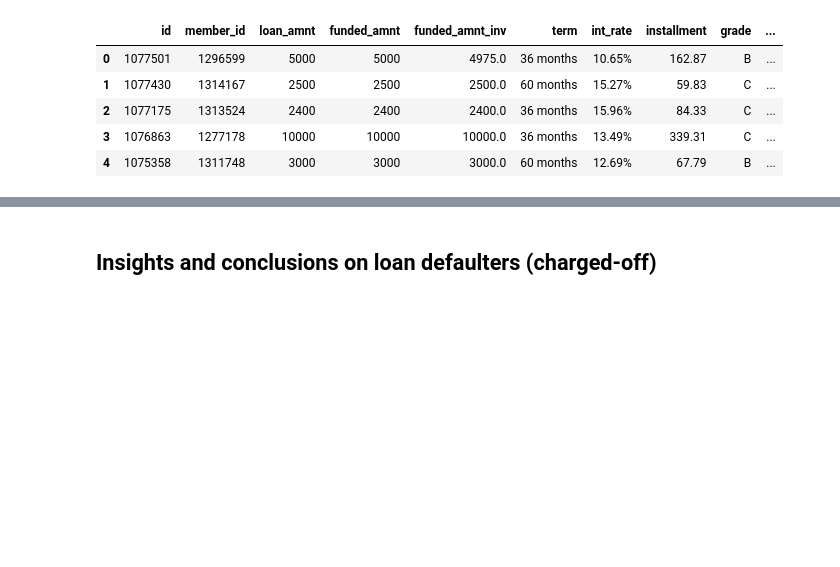
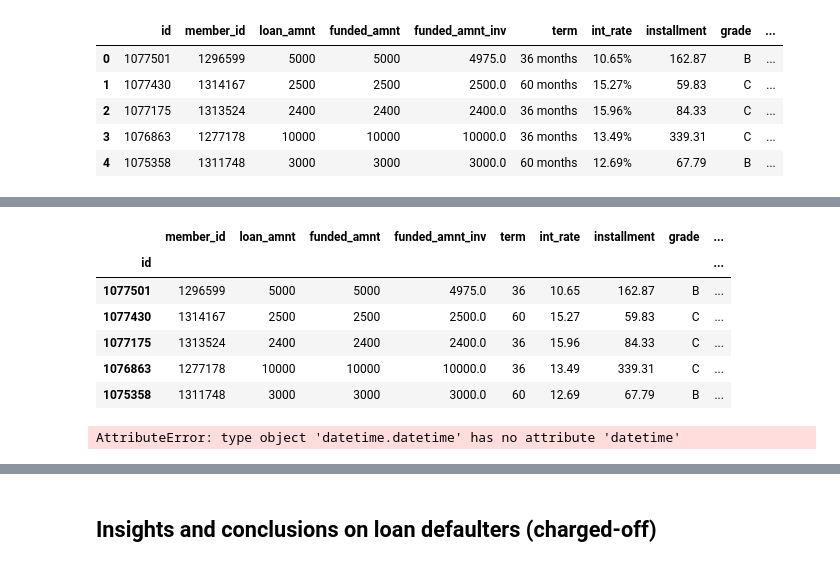
Before and after one commit to Kumaraguru-Muthuraj/_AIML_Code, a Jupyter notebook: _PythonNotebooks/_Course2_Statistics_Essentials/Mod6_Lendingclub_casestudy/Lending_Club_Merged_v1.ipynb, the cells around one changed output, grey strips where cells are left out. Cells and saved outputs as stored; diff of their text form; code cells hidden in the pictures; blank space fills up the shorter version.

```diff
--- a/_PythonNotebooks/_Course2_Statistics_Essentials/Mod6_Lendingclub_casestudy/Lending_Club_Merged_v1.ipynb
+++ b/_PythonNotebooks/_Course2_Statistics_Essentials/Mod6_Lendingclub_casestudy/Lending_Club_Merged_v1.ipynb
@@ -105,0 +190,14 @@ df.head()
+# %%
+# Lets do the data imputation for emp_title and emp_length columns
+#Fill the values with mode of the data, as it makes more sense to do this.
+df.emp_title = df.emp_title.fillna(df.emp_title.mode()[0])
+df.emp_length = df.emp_length.fillna(df.emp_length.mode()[0])
+df.head()
+# %% [output]
+|  | member_id | loan_amnt | funded_amnt | funded_amnt_inv | term | int_rate | installment | grade | ... |
+| id |  |  |  |  |  |  |  |  | ... |
+| 1077501 | 1296599 | 5000 | 5000 | 4975.0 | 36 | 10.65 | 162.87 | B | ... |
+| 1077430 | 1314167 | 2500 | 2500 | 2500.0 | 60 | 15.27 | 59.83 | C | ... |
+| 1077175 | 1313524 | 2400 | 2400 | 2400.0 | 36 | 15.96 | 84.33 | C | ... |
+| 1076863 | 1277178 | 10000 | 10000 | 10000.0 | 36 | 13.49 | 339.31 | C | ... |
+| 1075358 | 1311748 | 3000 | 3000 | 3000.0 | 60 | 12.69 | 67.79 | B | ... |
@@ -105,0 +225,43 @@ df.head()
+# %%
+# Lets standardize the empl_length column
+# Less than 1 year be considered 0
+def yearsAtWork(y):
+    if y == None:
+        return "invalid"
+    y = y.strip()
+    if (y.find("< 1") != -1):
+        return 0
+    result = re.findall("\d+", y)
+    if result == None:
+        return "invalid"
+    return int(result[0])
+
+#Check unique values to know pattern
+#print(df.emp_length.value_counts())
+
+df.emp_length = df.emp_length.apply(yearsAtWork)
+
+#Validate if the values are as expected
+#print(df.emp_length.value_counts())
+
+
+#We need dates so that we can do some arithmetic later.
+getDate = lambda x : datetime.strptime(x, '%b-%y').date()
+
+def MMM_YY_2_Date(x):
+    y = datetime.strptime(x, '%b-%y').date()
+    _2019Date = datetime.datetime(2019, 1, 1)
+    if y > _2019Date:
+        y = y - relativedelta(years = 100)
+    return y
+
+df['earliest_cr_line'] = df['earliest_cr_line'].apply(MMM_YY_2_Date)
+
+df['issue_d_tmp'] = df['issue_d'].apply(getDate)
+df['issue_year'] = df['issue_d_tmp'].year
+df['issue_month'] = df['issue_d_tmp'].month
+
+#print(df['issue_d', 'issue_year', 'issue_month'])
+#df['credit_history'] = df['issue_year'] - df['earliest_cr_line'] /np.timedelta64(6, 'M')
+# %% [output]
+AttributeError: type object 'datetime.datetime' has no attribute 'datetime'
```
Also changed, not shown: parts of 15 cells of this notebook.
